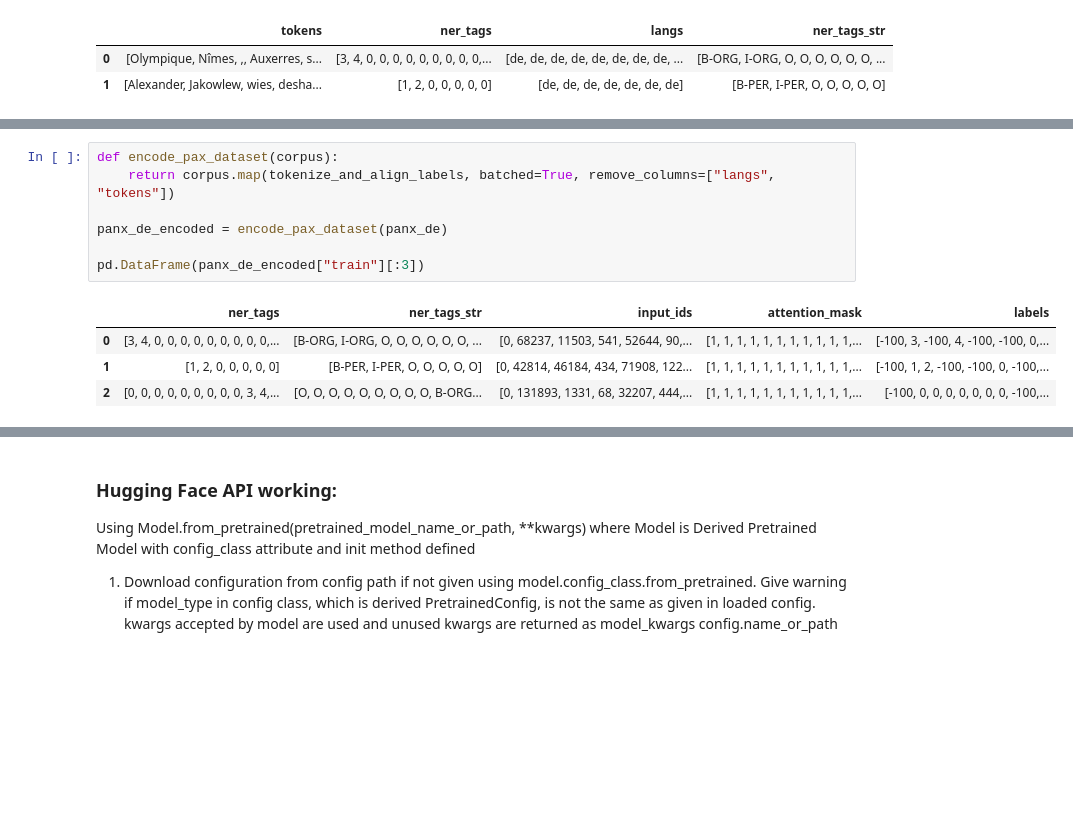
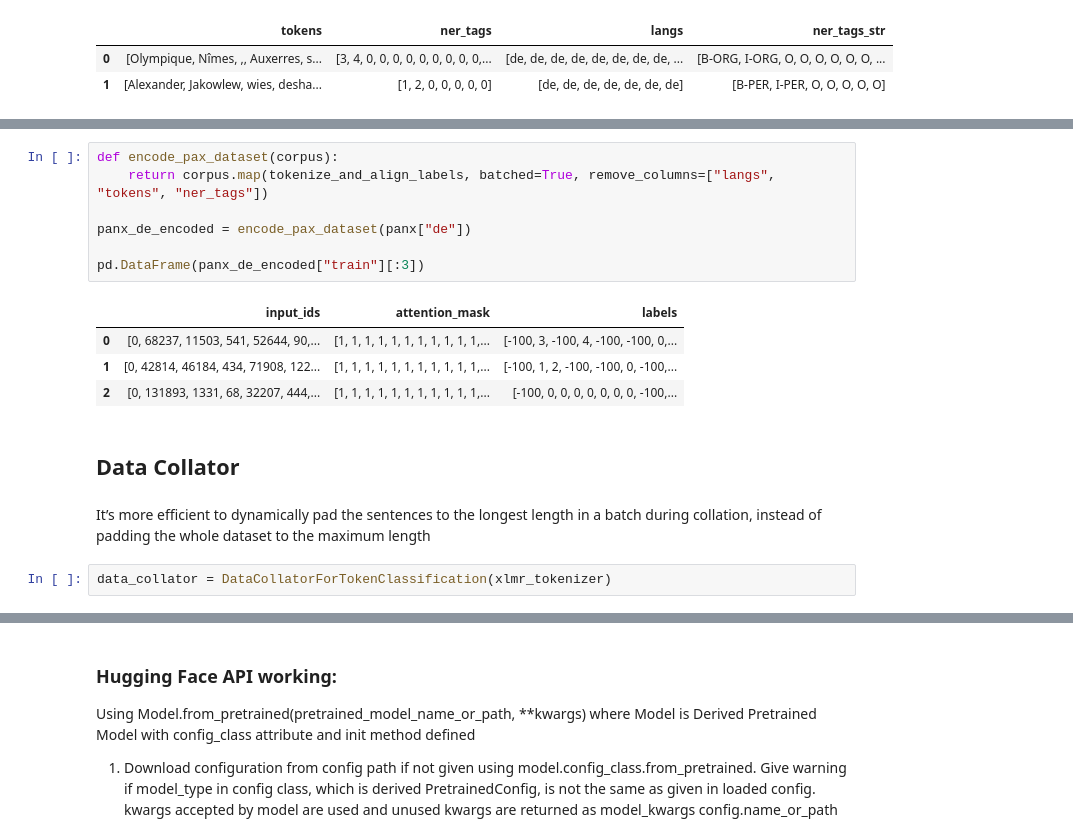
Before and after one commit to Sohaib9920/Transformer_Multilingual_NER, a Jupyter notebook: Transformer_Multilingual_Named_Entity_Recognition.ipynb, the cells around one changed output, grey strips where cells are left out. Cells and saved outputs as stored; diff of their text form; blank space fills up the shorter version.

```diff
--- a/Transformer_Multilingual_Named_Entity_Recognition.ipynb
+++ b/Transformer_Multilingual_Named_Entity_Recognition.ipynb
@@ -180,12 +189,18 @@ pd.DataFrame(dict(tokenize_and_align_labels(panx_de["train"][:2])))
 # %%
 def encode_pax_dataset(corpus):
-    return corpus.map(tokenize_and_align_labels, batched=True, remove_columns=["langs", "tokens"])
+    return corpus.map(tokenize_and_align_labels, batched=True, remove_columns=["langs", "tokens", "ner_tags"])
 
-panx_de_encoded = encode_pax_dataset(panx_de)
+panx_de_encoded = encode_pax_dataset(panx["de"])
 
 pd.DataFrame(panx_de_encoded["train"][:3])
 # %% [output]
-|  | ner_tags | ner_tags_str | input_ids | attention_mask | labels |
-| 0 | [3, 4, 0, 0, 0, 0, 0, 0, 0, 0, 0,... | [B-ORG, I-ORG, O, O, O, O, O, O, ... | [0, 68237, 11503, 541, 52644, 90,... | [1, 1, 1, 1, 1, 1, 1, 1, 1, 1, 1,... | [-100, 3, -100, 4, -100, -100, 0,... |
-| 1 | [1, 2, 0, 0, 0, 0, 0] | [B-PER, I-PER, O, O, O, O, O] | [0, 42814, 46184, 434, 71908, 122... | [1, 1, 1, 1, 1, 1, 1, 1, 1, 1, 1,... | [-100, 1, 2, -100, -100, 0, -100,... |
-| 2 | [0, 0, 0, 0, 0, 0, 0, 0, 0, 3, 4,... | [O, O, O, O, O, O, O, O, O, B-ORG... | [0, 131893, 1331, 68, 32207, 444,... | [1, 1, 1, 1, 1, 1, 1, 1, 1, 1, 1,... | [-100, 0, 0, 0, 0, 0, 0, 0, -100,... |
+|  | input_ids | attention_mask | labels |
+| 0 | [0, 68237, 11503, 541, 52644, 90,... | [1, 1, 1, 1, 1, 1, 1, 1, 1, 1, 1,... | [-100, 3, -100, 4, -100, -100, 0,... |
+| 1 | [0, 42814, 46184, 434, 71908, 122... | [1, 1, 1, 1, 1, 1, 1, 1, 1, 1, 1,... | [-100, 1, 2, -100, -100, 0, -100,... |
+| 2 | [0, 131893, 1331, 68, 32207, 444,... | [1, 1, 1, 1, 1, 1, 1, 1, 1, 1, 1,... | [-100, 0, 0, 0, 0, 0, 0, 0, -100,... |
+# %% [markdown]
+## Data Collator
+# %% [markdown]
+It’s more efficient to dynamically pad the sentences to the longest length in a batch during collation, instead of padding the whole dataset to the maximum length
+# %%
+data_collator = DataCollatorForTokenClassification(xlmr_tokenizer)
```
Also changed, not shown: parts of 48 cells of this notebook.
